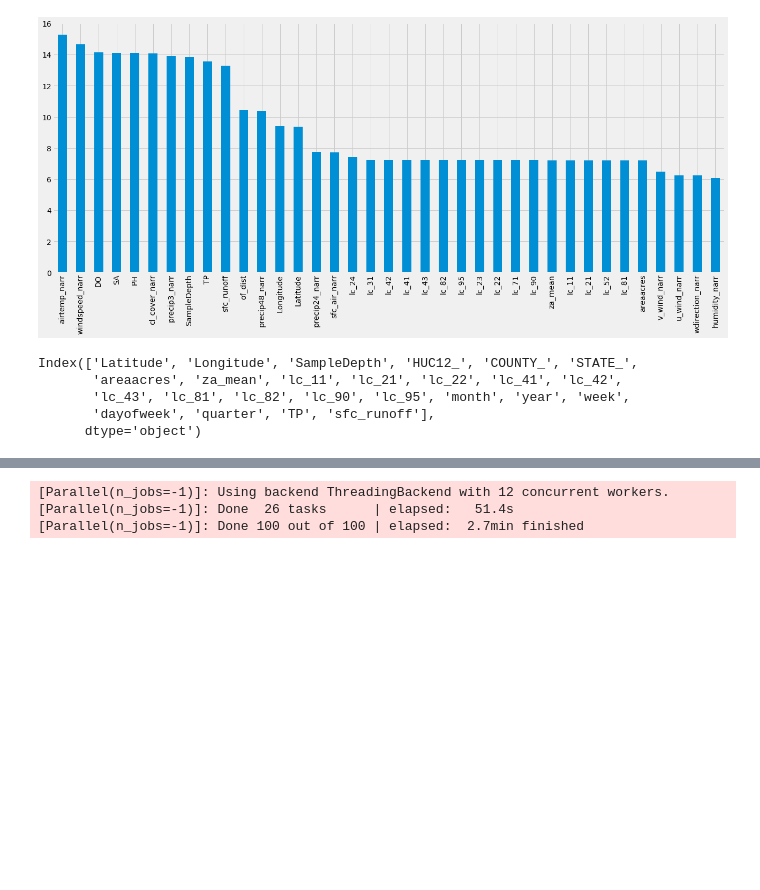
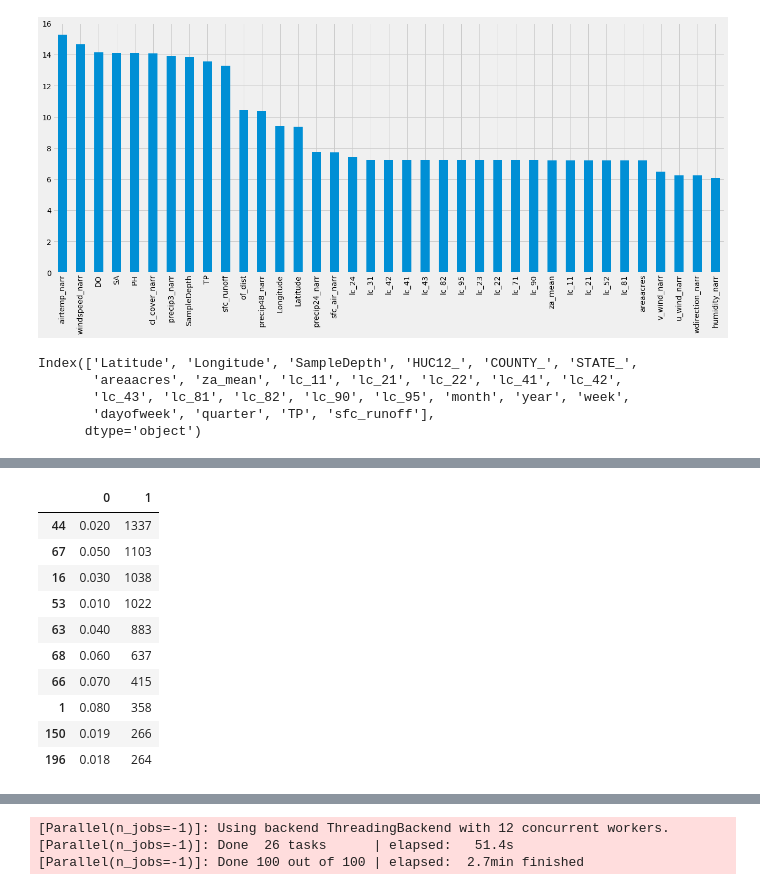
Before and after one commit to teamHackTheBay/hackTheBay, a Jupyter notebook: randomForest.ipynb, the cells around one changed output, grey strips where cells are left out. Saved outputs shown, nothing was run; the diff lists cells and outputs as text; code cells hidden in the pictures; blank space fills up the shorter version.

```diff
--- a/randomForest.ipynb
+++ b/randomForest.ipynb
@@ -441,0 +487,14 @@ ct = make_column_transformer(
+# %%
+pd.DataFrame(Counter(X_train['TP']).items()).sort_values(by = 1, ascending = False).head(10)
+# %% [output]
+|  | 0 | 1 |
+| 44 | 0.020 | 1337 |
+| 67 | 0.050 | 1103 |
+| 16 | 0.030 | 1038 |
+| 53 | 0.010 | 1022 |
+| 63 | 0.040 | 883 |
+| 68 | 0.060 | 637 |
+| 66 | 0.070 | 415 |
+| 1 | 0.080 | 358 |
+| 150 | 0.019 | 266 |
+| 196 | 0.018 | 264 |
```
Also changed, not shown: parts of 22 cells of this notebook.
